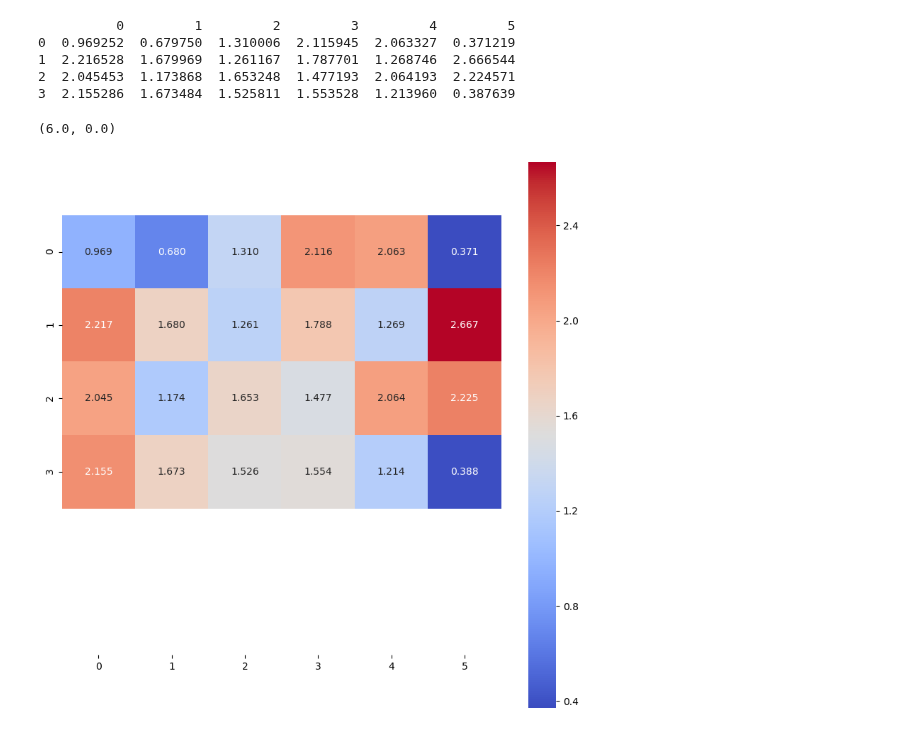
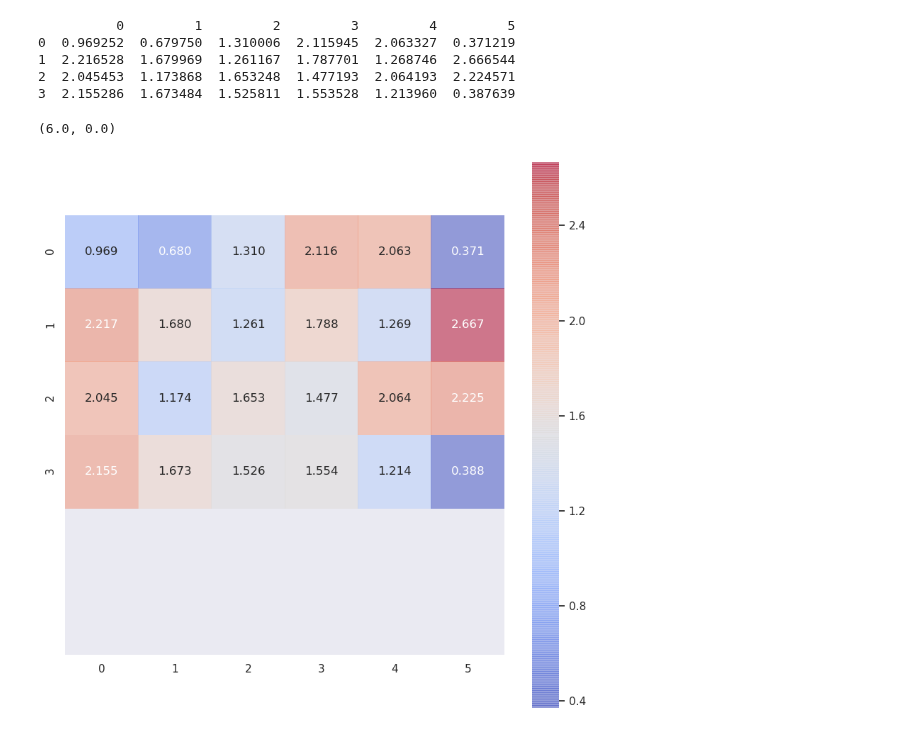
Before and after one commit to AshrithSagar/CLAM-Fungal, a Jupyter notebook: draw_heatmaps_4.ipynb, the cells around one changed output. Saved outputs shown, nothing was run; the diff lists cells and outputs as text; code cells hidden in the pictures.

Commit message:
heatmaps using seaborn and image overlay init

```diff
--- a/draw_heatmaps_4.ipynb
+++ b/draw_heatmaps_4.ipynb
@@ -93,10 +92,11 @@ print(df)
 3  2.155286  1.673484  1.525811  1.553528  1.213960  0.387639
 # %%
 # px = 1/72  # pixel in inches
-# ax = plt.subplots(figsize=(1536*px, 1024*px))
+# ax = plt.subplots(figsize=(1536*px, 1024*px)) # Doesn't seem to work in Jupyter NB.
+sns.set()
 ax = plt.subplots(figsize=(10, 10))
-ax = sns.heatmap(df, cmap="coolwarm", square=True, annot=True, fmt=".3f")
-ax.set_ylim(sorted(ax.get_xlim(), reverse=True))
+hmax = sns.heatmap(df, cmap="coolwarm", square=True, annot=True, fmt=".3f", alpha = 0.5, zorder = 2)
+hmax.set_ylim(sorted(hmax.get_xlim(), reverse=True))
 # %% [output]
 (6.0, 0.0)
-[figure, old version]
+[figure, new version]
```
Also changed, not shown: parts of 7 cells of this notebook, 1 other file.
